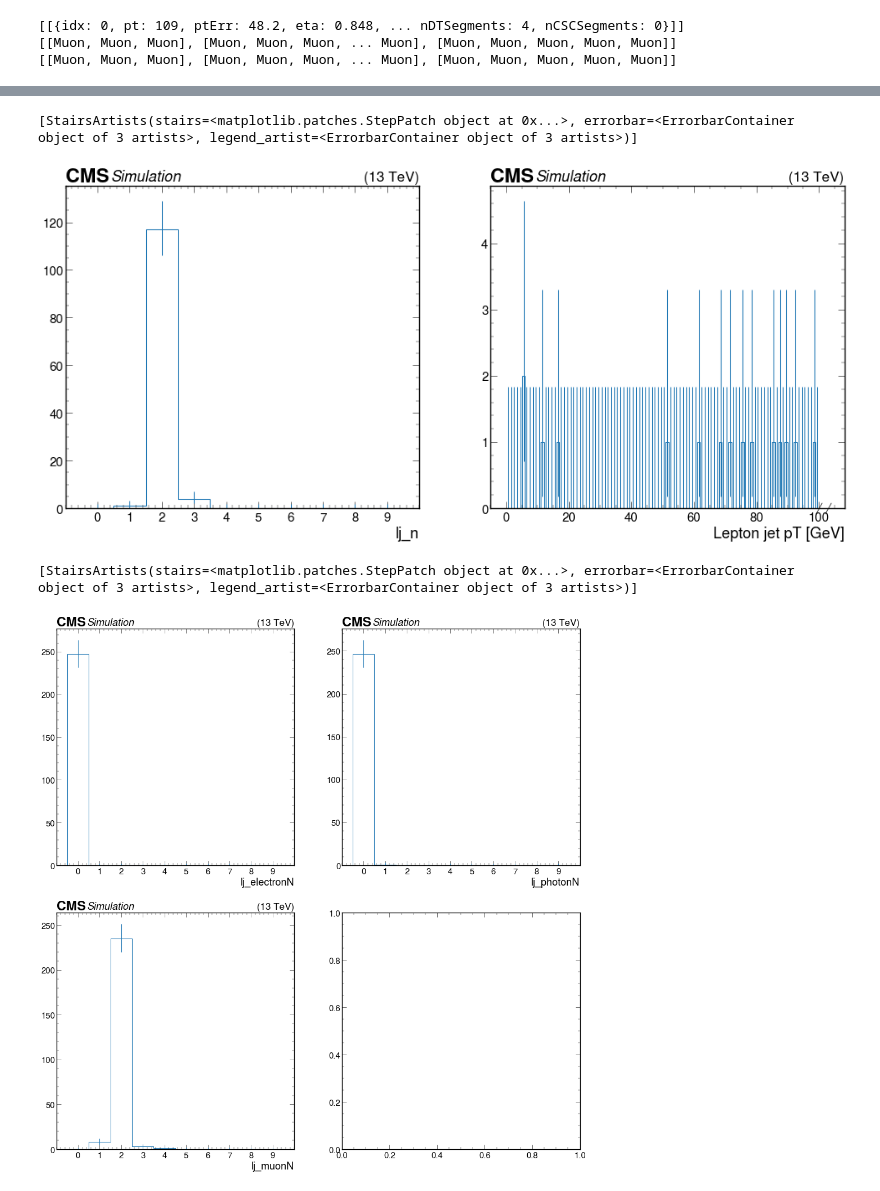
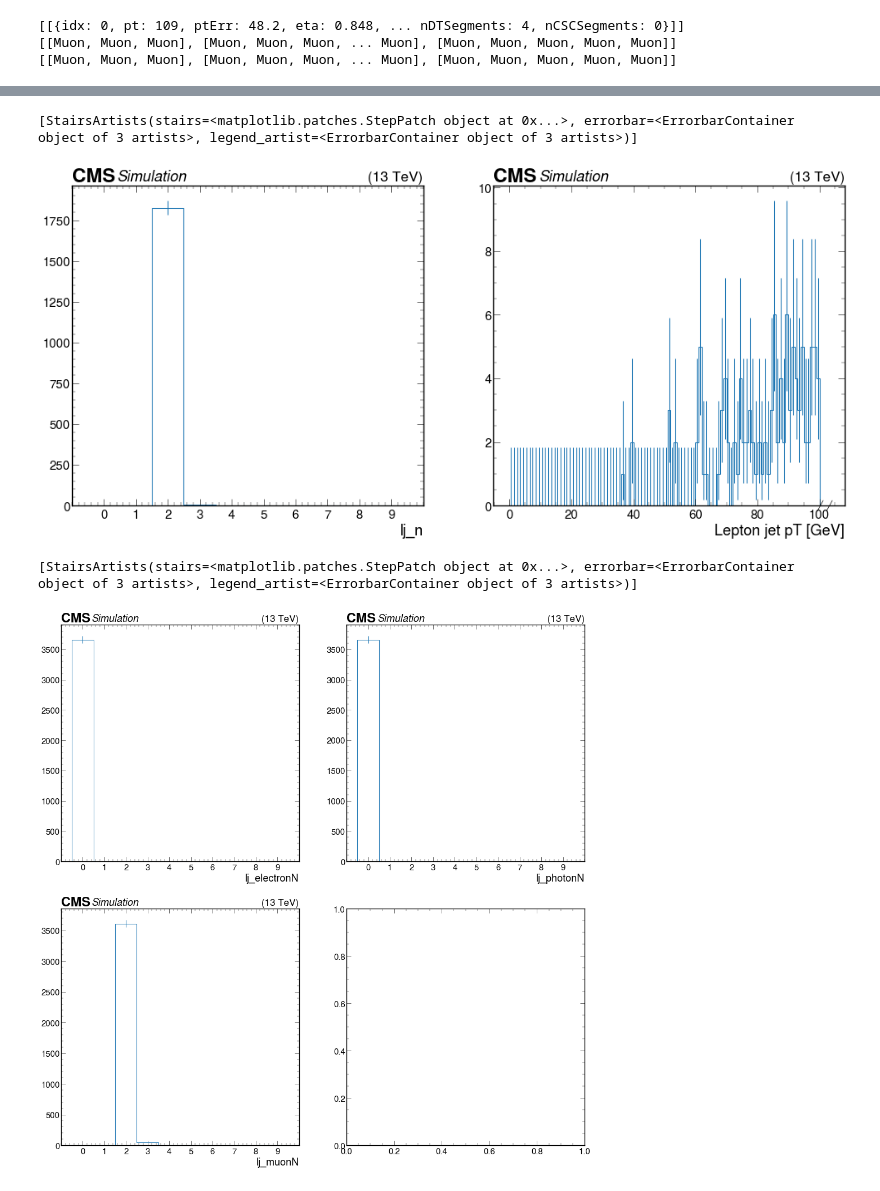
Before and after one commit to yfv2ev/SIDM, a Jupyter notebook: sidm/test_notebooks/test_llpnanoaod.ipynb, the cells around one changed output, grey strips where cells are left out. Drawn from its saved outputs; the diff is of its cells as text; code cells hidden in the pictures.

```diff
--- a/sidm/test_notebooks/test_llpnanoaod.ipynb
+++ b/sidm/test_notebooks/test_llpnanoaod.ipynb
@@ -176,12 +192,13 @@ runner = processor.Runner(
 
 p = sidm_processor.SidmProcessor(
     [
-        "baseNoLj",
-        #"barrelE_ID-DPhiIn",
+        #"llpnano",
+        "4mu",
     ],
     ["base"],
     lj_reco_choices=["0.4"],
     llpnanoaod=True,
+    verbose=True,
 )
 
 output = runner.run(fileset, treename='Events', processor_instance=p)
@@ -226,22 +235,22 @@ plt.legend(["PF", "DSA"])
 # %%
 plt.subplots(1, 2, figsize=(24, 10))
 plt.subplot(1, 2, 1)
-utilities.plot(hists["lj_n"]["baseNoLj", :])
+utilities.plot(hists["lj_n"]["4mu", :])
 plt.subplot(1, 2, 2)
-utilities.plot(hists["lj_pt"]["baseNoLj", :])
+utilities.plot(hists["lj_pt"]["4mu", :])
 # %% [output]
 [StairsArtists(stairs=<matplotlib.patches.StepPatch object at 0x...>, errorbar=<ErrorbarContainer object of 3 artists>, legend_artist=<ErrorbarContainer object of 3 artists>)]
-[figure, old version]
+[figure, new version]
 # %%
 plt.subplots(2, 2, figsize=(24, 24))
 plt.subplot(2, 2, 1)
-utilities.plot(hists["lj_electronN"]["baseNoLj", :])
+utilities.plot(hists["lj_electronN"]["4mu", :])
 plt.subplot(2, 2, 2)
-utilities.plot(hists["lj_photonN"]["baseNoLj", :])
+utilities.plot(hists["lj_photonN"]["4mu", :])
 plt.subplot(2, 2, 3)
-utilities.plot(hists["lj_muonN"]["baseNoLj", :])
+utilities.plot(hists["lj_muonN"]["4mu", :])
 #plt.subplot(2, 2, 4)
-#utilities.plot(hists["lj_dsaMuonN"]["llpnano", :])
+#utilities.plot(hists["lj_dsaMuonN"]["4mu", :])
 # %% [output]
 [StairsArtists(stairs=<matplotlib.patches.StepPatch object at 0x...>, errorbar=<ErrorbarContainer object of 3 artists>, legend_artist=<ErrorbarContainer object of 3 artists>)]
-[figure, old version]
+[figure, new version]
```
Also changed, not shown: parts of 9 cells of this notebook, 2 other files.
